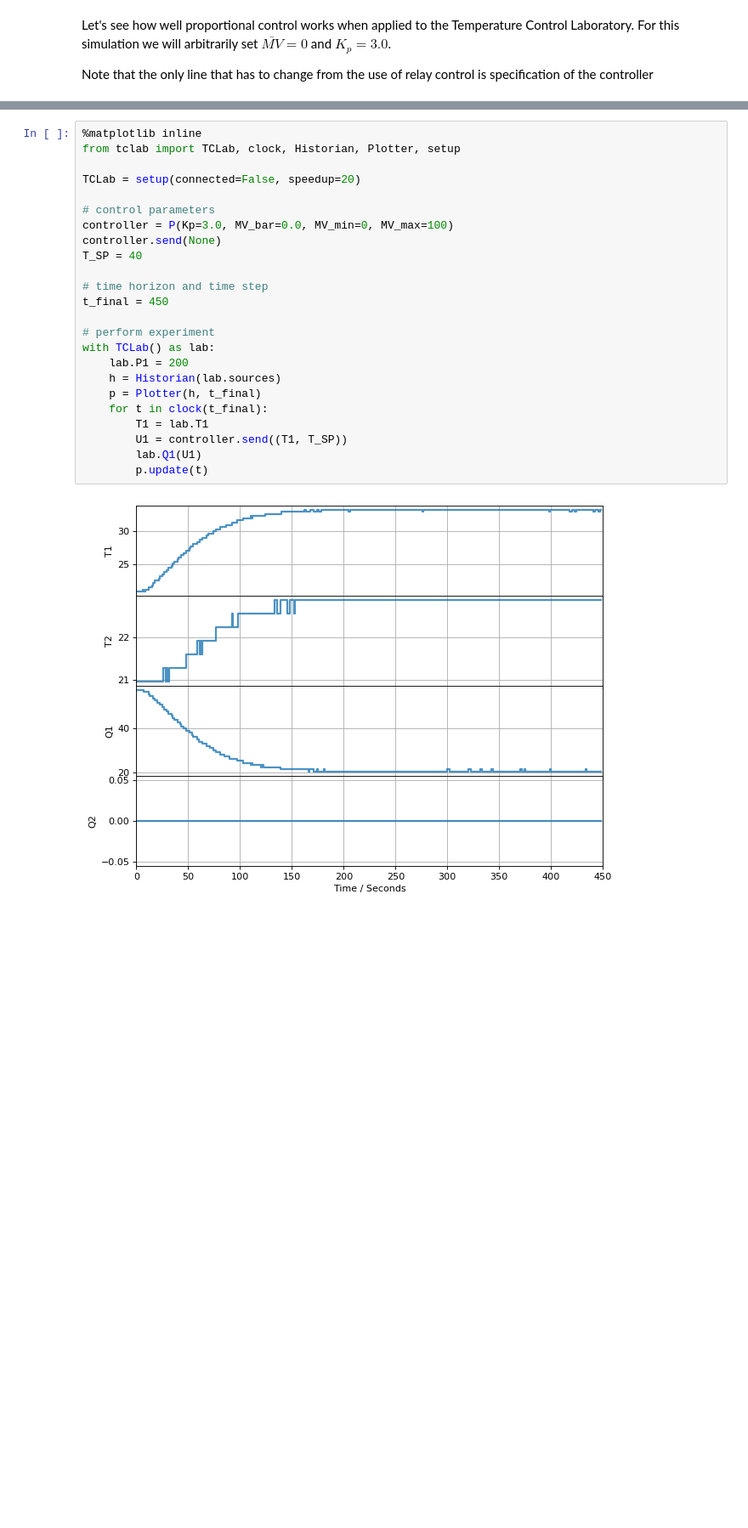
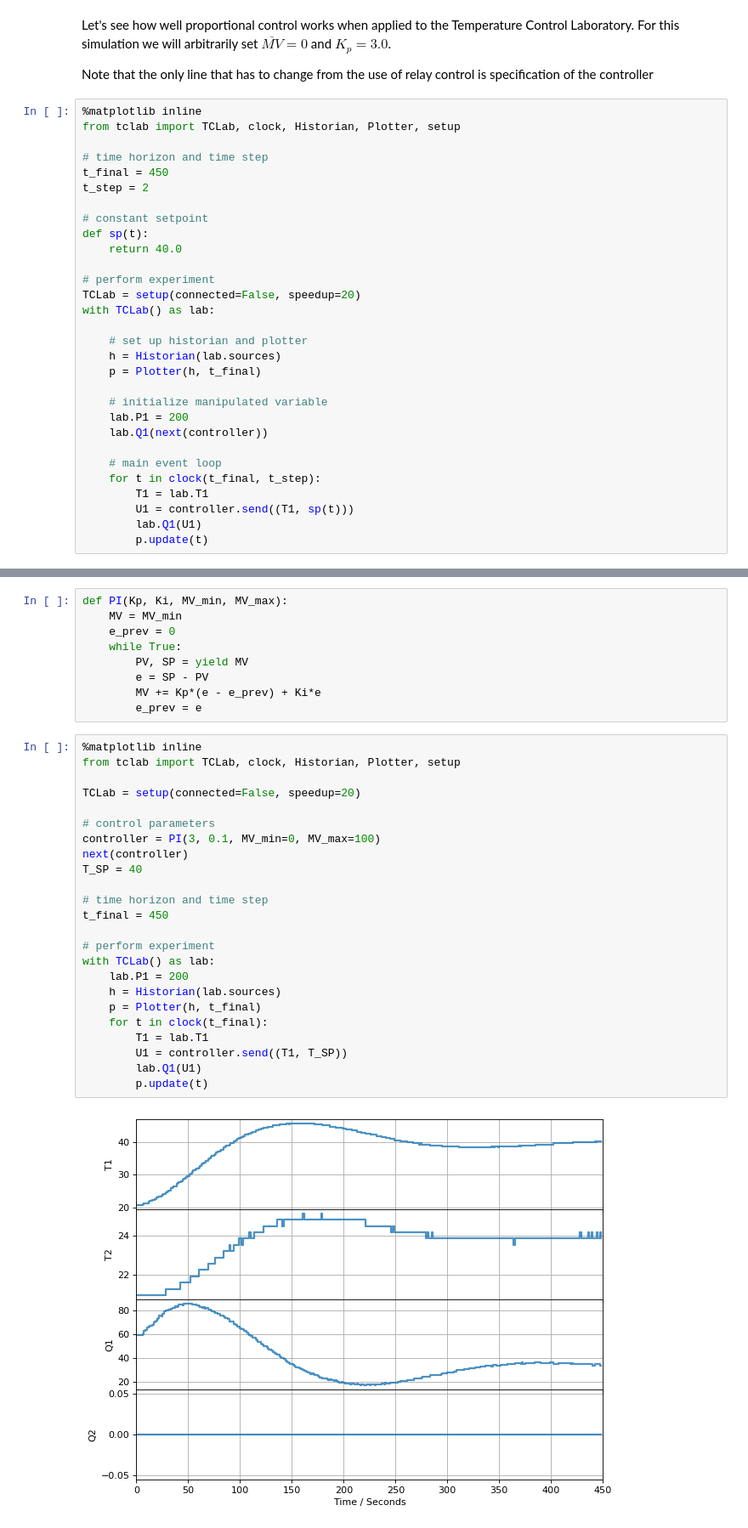
Before and after one commit to jckantor/cbe30338-2021, a Jupyter notebook: docs/03.05-Proportional-Integral-Control.ipynb, the cells around one changed output, grey strips where cells are left out. Shown at 85% size. Cells and saved outputs as stored; diff of their text form; blank space fills up the shorter version.

```diff
--- a/docs/03.05-Proportional-Integral-Control.ipynb
+++ b/docs/03.05-Proportional-Integral-Control.ipynb
@@ -31,3 +55,33 @@ def P(Kp, MV_bar, MV_min, MV_max):
 Let's see how well proportional control works when applied to the Temperature Control Laboratory. For this simulation we will arbitrarily set $\bar{MV} = 0$ and $K_p = 3.0$.
 
 Note that the only line that has to change from the use of relay control is specification of the controller
+# %%
+%matplotlib inline
+from tclab import TCLab, clock, Historian, Plotter, setup
+
+# time horizon and time step
+t_final = 450
+t_step = 2
+
+# constant setpoint
+def sp(t):
+    return 40.0
+
+# perform experiment
+TCLab = setup(connected=False, speedup=20)
+with TCLab() as lab:
+
+    # set up historian and plotter
+    h = Historian(lab.sources)
+    p = Plotter(h, t_final)
+
+    # initialize manipulated variable
+    lab.P1 = 200
+    lab.Q1(next(controller))
+
+    # main event loop
+    for t in clock(t_final, t_step):
+        T1 = lab.T1
+        U1 = controller.send((T1, sp(t)))
+        lab.Q1(U1)
+        p.update(t)
@@ -34,27 +149,36 @@ Note that the only line that has to change from the use of relay control is spec
+# %%
+def PI(Kp, Ki, MV_min, MV_max):
+    MV = MV_min
+    e_prev = 0
+    while True:
+        PV, SP = yield MV
+        e = SP - PV
+        MV += Kp*(e - e_prev) + Ki*e
+        e_prev = e
 # %%
 %matplotlib inline
 from tclab import TCLab, clock, Historian, Plotter, setup
 
 TCLab = setup(connected=False, speedup=20)
 
 # control parameters
-controller = P(Kp=3.0, MV_bar=0.0, MV_min=0, MV_max=100)
-controller.send(None)
+controller = PI(3, 0.1, MV_min=0, MV_max=100)
+next(controller)
 T_SP = 40
 
 # time horizon and time step
 t_final = 450
 
 # perform experiment
 with TCLab() as lab:
     lab.P1 = 200
     h = Historian(lab.sources)
     p = Plotter(h, t_final)
     for t in clock(t_final):
         T1 = lab.T1
         U1 = controller.send((T1, T_SP))
         lab.Q1(U1)
         p.update(t)
 # %% [output]
-[figure, old version]
+[figure, new version]
 TCLab Model disconnected successfully.
```
Also changed, not shown: parts of 19 cells of this notebook, 5 other files.
